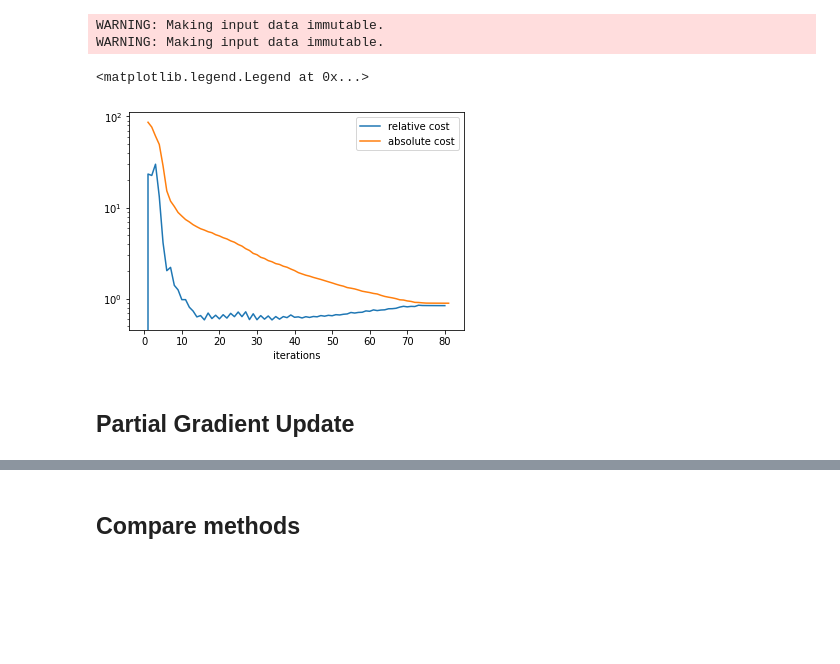
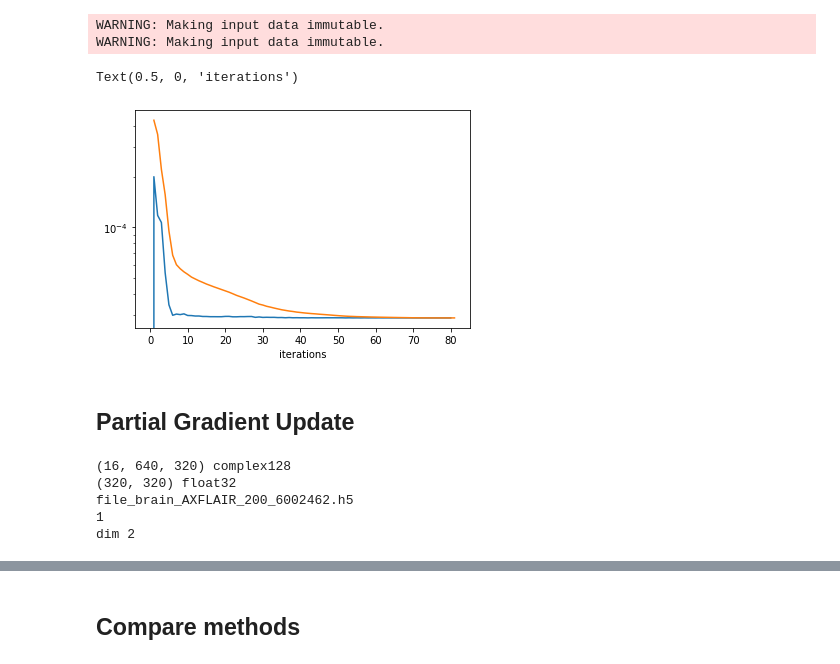
Before and after one commit to paquiteau/pysap-mri-online, a Jupyter notebook: online_reconstruction.ipynb, the cells around one changed output, grey strips where cells are left out. Saved outputs shown, nothing was run; the diff lists cells and outputs as text; code cells hidden in the pictures; blank space fills up the shorter version.

```diff
--- a/online_reconstruction.ipynb
+++ b/online_reconstruction.ipynb
@@ -67,8 +67,11 @@ N_JOBS = 1
 results = dict()
 # %%
 full_k, real_img, mask_loc, final_mask = load_data(DATA_DIR,1)
+# use mono-coil data
+full_k = sp.fft.fftshift(sp.fft.fft2(real_img,norm="ortho"))
+final_mask = crop_center_square(final_mask)
 implot(real_img, "reference image")
-implot(np.sqrt(np.abs(full_k[0])), "full kspace : first coil")
+implot(np.sqrt(np.abs(full_k)), "full kspace : first coil")
 implot(final_mask, "sampling mask")
 # %% [output]
 (16, 640, 320) complex128
@@ -90,7 +93,7 @@ axs[1].set_title("applied mask")
 # warning , the animation take some time....
 for iteration, (kspace, mask) in enumerate(kspace_gen):
     fig.suptitle(f"iter:{iteration}")
-    axs[0].imshow(np.log(np.abs(kspace[0])+1e-10))
+    axs[0].imshow(np.log(np.abs(kspace)+1e-10))
     axs[1].imshow(mask)
     #fig.canvas.draw()
 # %% [output]
@@ -100,8 +103,8 @@ for iteration, (kspace, mask) in enumerate(kspace_gen):
 The pysap API allow us to create high level operator object, that will be combined to perforn the reconstruction.
 # %%
 kspace_gen = Column2DKspaceGenerator(final_k, mask_loc)
-K_DIM = kspace_gen.shape[1:]
-N_COILS = kspace_gen.shape[0]
+K_DIM = kspace_gen.shape[-2:]
+N_COILS = kspace_gen.shape[0] if kspace.ndim == 3 else 1
 # The fourier Operator apply also the sampling mask.
 fourier_op = FFT(mask=kspace_gen.mask,
                  shape=K_DIM,
@@ -111,7 +114,7 @@ fourier_op = FFT(mask=kspace_gen.mask,
 # Wavelets coefficients for each coils
 linear_op = WaveletN("sym8", nb_scale=4, n_coils=N_COILS, n_jobs=N_JOBS)
 # initialisation of wavelet transform
-linear_op.op(np.zeros_like(kspace_gen[1][0]))
+linear_op.op(np.zeros_like(kspace))
 
 # Regularizer definition
 GL_op = GroupLASSO(weights=1e-3)
@@ -289,13 +291,12 @@ WARNING: Making input data immutable.
 # %%
 
 plt.figure()
 plt.semilogy(cost, label="relative cost")
 plt.semilogy(metric_results_pogm['abs_res']['index'],metric_results_pogm['abs_res']['values'],label='absolute cost')
 plt.xlabel('iterations')
-plt.legend()
 # %% [output]
-<matplotlib.legend.Legend at 0x...>
+Text(0.5, 0, 'iterations')
-[figure, old version]
+[figure, new version]
 # %% [markdown]
 
 ## Partial Gradient Update
@@ -311,2 +316,38 @@ from online.metrics import psnr_ssos, ssim_ssos, ssos
 from utils import implot, load_data
 from tqdm import tqdm
+# %%
+full_k, real_img, mask_loc, final_mask = load_data(DATA_DIR,1)
+full_k = sp.fft.fftshift(sp.fft.fft2(real_img,norm="ortho"))
+
+final_mask = crop_center_square(final_mask)
+final_k = full_k * final_mask
+partial_kspace = PartialColumn2DKspaceGenerator(final_k, mask_loc,max_iter=79)
+K_DIM = partial_kspace.shape[1:]
+N_COILS = 1
+
+# The fourier Operator apply also the sampling mask.
+fourier_op = FFT(mask=partial_kspace.mask,
+                 shape=K_DIM,
+                 n_coils=N_COILS,
+                 n_jobs=N_JOBS)
+
+# Wavelets coefficients for each coils
+linear_op = WaveletN("sym8", nb_scale=4, n_coils=N_COILS, n_jobs=N_JOBS)
+# initialisation of wavelet transform
+print("dim",final_k.ndim)
+linear_op.op(final_k)
+
+# Regularizer definition
+GL_op = GroupLASSO(weights=1e-5)
+OWL_op = OWL(alpha=1e-05,
+             beta=1e-12,
+             bands_shape=linear_op.coeffs_shape,
+             mode='band_based',
+             n_coils=N_COILS,
+             n_jobs=N_JOBS)
+# %% [output]
+(16, 640, 320) complex128
+(320, 320) float32
+file_brain_AXFLAIR_200_6002462.h5
+1
+dim 2
```
Also changed, not shown: parts of 10 cells of this notebook.
